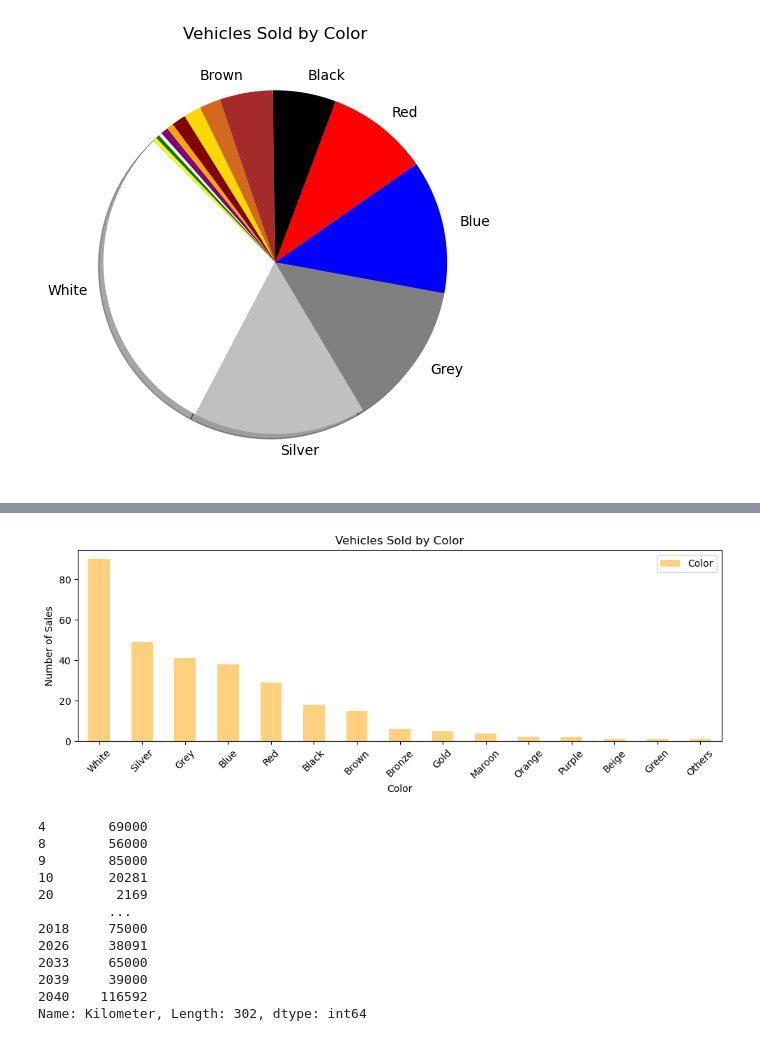
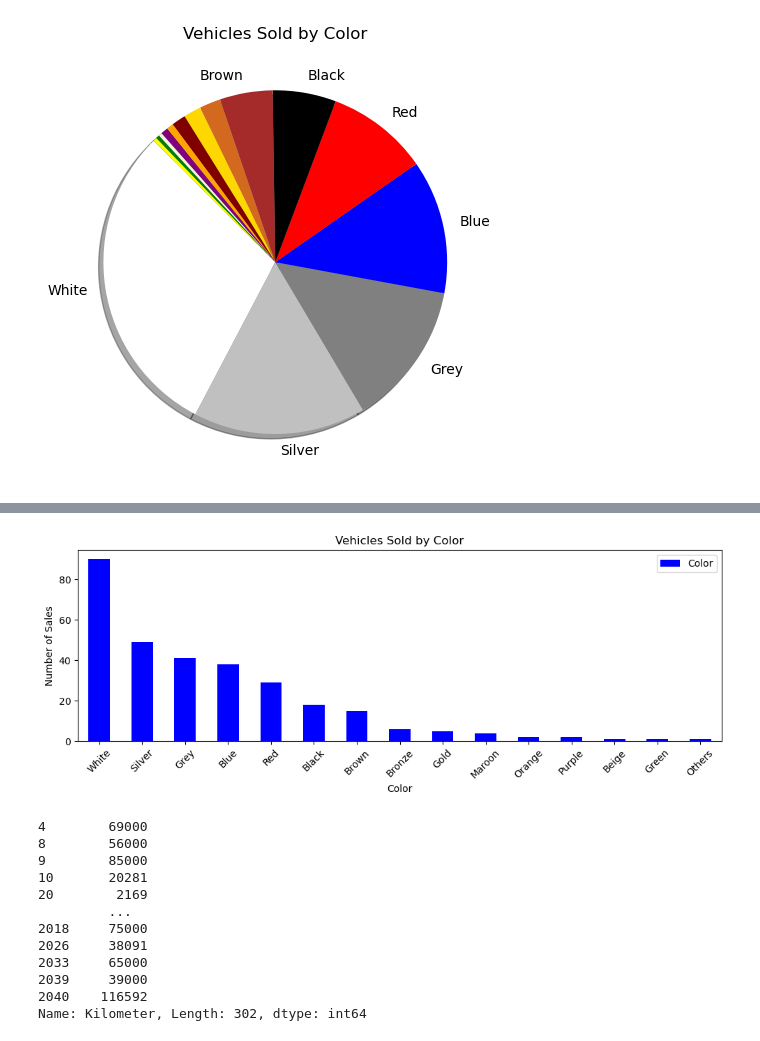
Before and after one commit to cassiegraf/project1, a Jupyter notebook: analysis/analysis.ipynb, the cells around one changed output, grey strips where cells are left out. Saved outputs shown, nothing was run; the diff lists cells and outputs as text; code cells hidden in the pictures.

```diff
--- a/analysis/analysis.ipynb
+++ b/analysis/analysis.ipynb
@@ -161,14 +165,14 @@ plt.savefig("../analysis/ColorPie2.png", dpi=200)
 # %%
-color_chart = color_df.plot(kind="bar", facecolor='orange', alpha=0.5, figsize=(10,4),
+color_chart = color_df.plot(kind="bar", facecolor='blue', figsize=(10,4),
                         title = "Vehicles Sold by Color",
                         xlabel="Color",
                         ylabel="Number of Sales")
 xticklabels = color_df.index
 color_chart.set_xticklabels(xticklabels, rotation=45)
 plt.tight_layout()
 plt.savefig("../analysis/ColorBar.png", dpi=150)
 # %% [output]
-[figure, old version]
+[figure, new version]
 # %%
 km_series = clean_car["Kilometer"].value_counts()
 km_df = pd.DataFrame(km_series)
```
Also changed, not shown: parts of 7 cells of this notebook, 2 other files.
